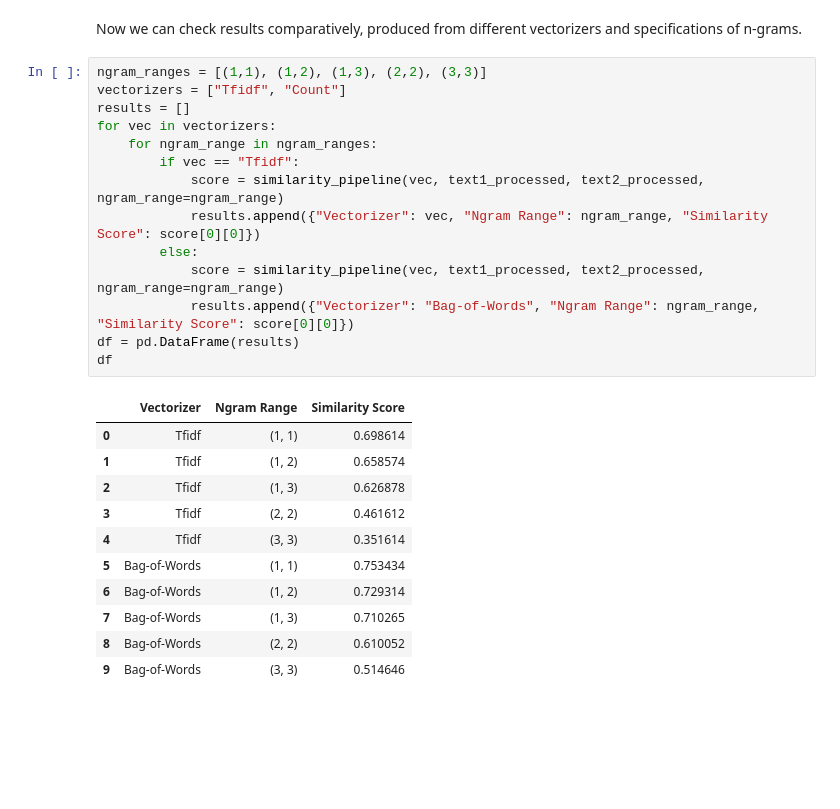
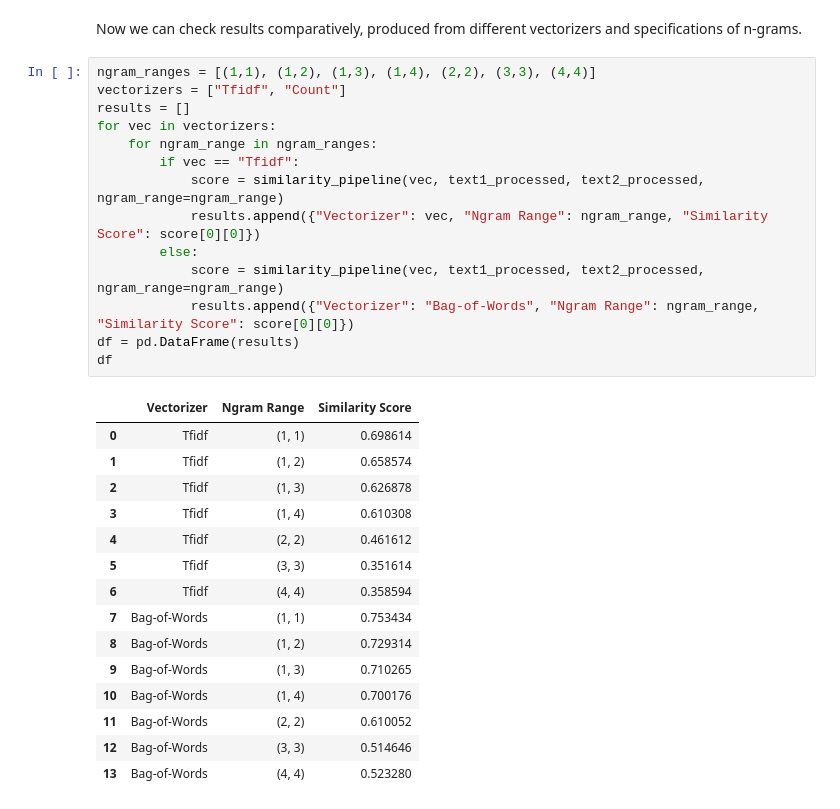
Before and after one commit to ataberkatan/Natural-Language-Processing, a Jupyter notebook: Assignment - Congress Speech Analysis/Analysis of Congress Speeches v1.1 (TF-IDF + BoW + n-grams).ipynb, the cells around one changed output. Saved outputs shown, nothing was run; the diff lists cells and outputs as text; blank space fills up the shorter version.

```diff
--- a/Assignment - Congress Speech Analysis/Analysis of Congress Speeches v1.1 (TF-IDF + BoW + n-grams).ipynb
+++ b/Assignment - Congress Speech Analysis/Analysis of Congress Speeches v1.1 (TF-IDF + BoW + n-grams).ipynb
@@ -354,30 +350,34 @@ array([[0.46161153]])
 # %% [markdown]
 Now we can check results comparatively, produced from different vectorizers and specifications of n-grams.
 # %%
-ngram_ranges = [(1,1), (1,2), (1,3), (2,2), (3,3)]
+ngram_ranges = [(1,1), (1,2), (1,3), (1,4), (2,2), (3,3), (4,4)]
 vectorizers = ["Tfidf", "Count"]
 results = []
 for vec in vectorizers:
     for ngram_range in ngram_ranges:
         if vec == "Tfidf":
             score = similarity_pipeline(vec, text1_processed, text2_processed, ngram_range=ngram_range)
             results.append({"Vectorizer": vec, "Ngram Range": ngram_range, "Similarity Score": score[0][0]})
         else:
             score = similarity_pipeline(vec, text1_processed, text2_processed, ngram_range=ngram_range)
             results.append({"Vectorizer": "Bag-of-Words", "Ngram Range": ngram_range, "Similarity Score": score[0][0]})
 df = pd.DataFrame(results)
 df
 # %% [output]
 |  | Vectorizer | Ngram Range | Similarity Score |
 | 0 | Tfidf | (1, 1) | 0.698614 |
 | 1 | Tfidf | (1, 2) | 0.658574 |
 | 2 | Tfidf | (1, 3) | 0.626878 |
-| 3 | Tfidf | (2, 2) | 0.461612 |
-| 4 | Tfidf | (3, 3) | 0.351614 |
-| 5 | Bag-of-Words | (1, 1) | 0.753434 |
-| 6 | Bag-of-Words | (1, 2) | 0.729314 |
-| 7 | Bag-of-Words | (1, 3) | 0.710265 |
-| 8 | Bag-of-Words | (2, 2) | 0.610052 |
-| 9 | Bag-of-Words | (3, 3) | 0.514646 |
+| 3 | Tfidf | (1, 4) | 0.610308 |
+| 4 | Tfidf | (2, 2) | 0.461612 |
+| 5 | Tfidf | (3, 3) | 0.351614 |
+| 6 | Tfidf | (4, 4) | 0.358594 |
+| 7 | Bag-of-Words | (1, 1) | 0.753434 |
+| 8 | Bag-of-Words | (1, 2) | 0.729314 |
+| 9 | Bag-of-Words | (1, 3) | 0.710265 |
+| 10 | Bag-of-Words | (1, 4) | 0.700176 |
+| 11 | Bag-of-Words | (2, 2) | 0.610052 |
+| 12 | Bag-of-Words | (3, 3) | 0.514646 |
+| 13 | Bag-of-Words | (4, 4) | 0.523280 |
 # %% [markdown]
 #### Discussion
```
Also changed, not shown: parts of 3 cells of this notebook.
